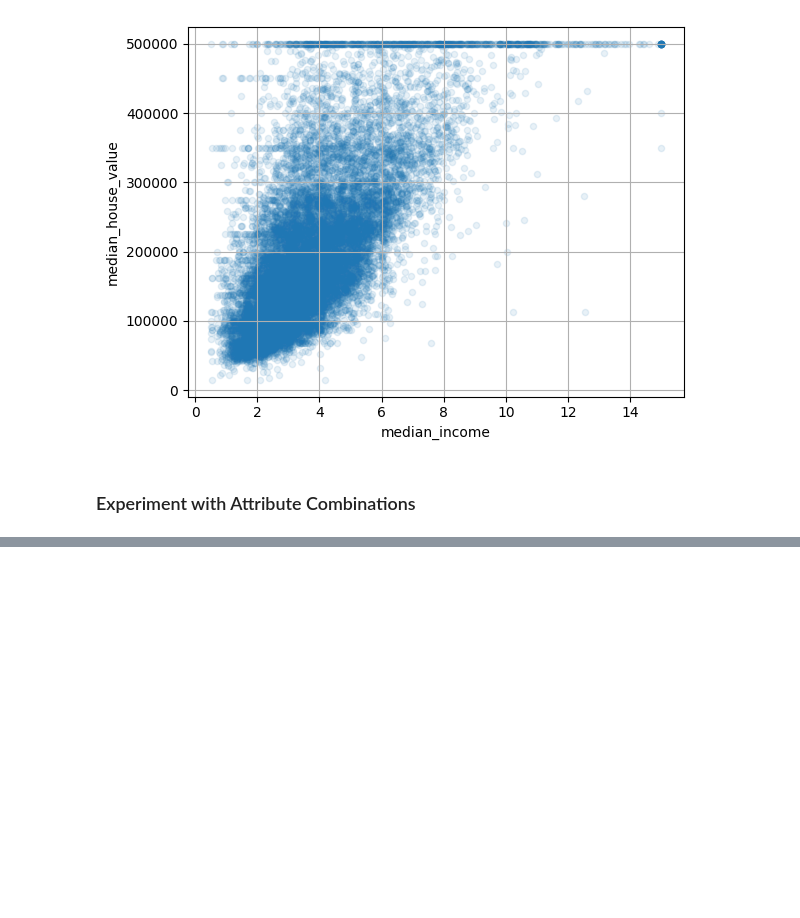
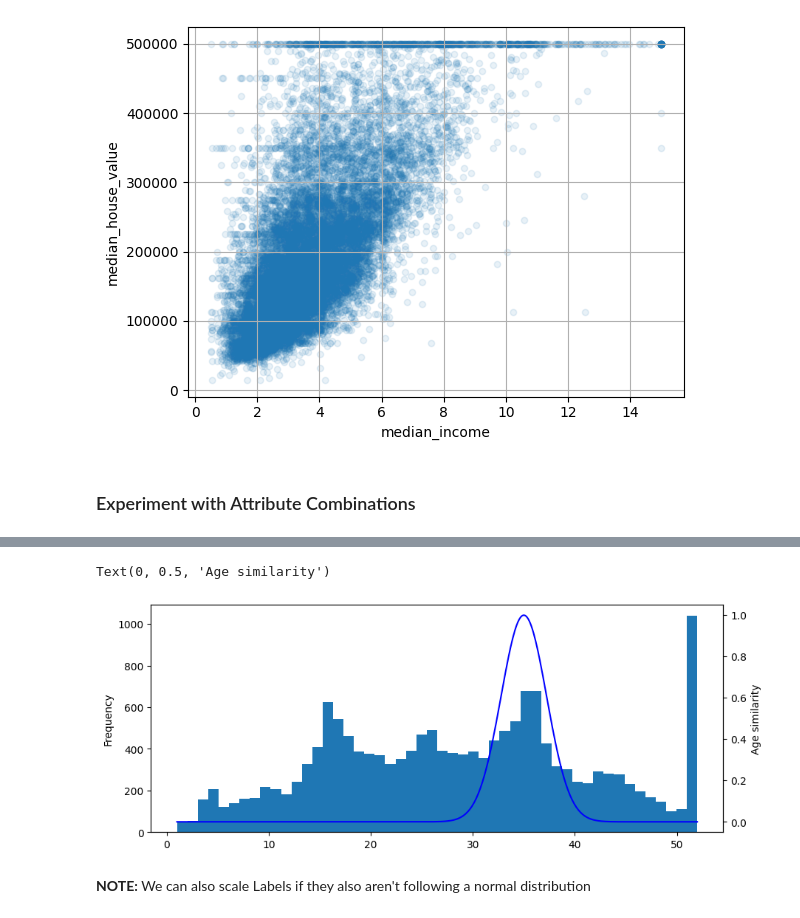
Before and after one commit to william-barros-costa/hands_on_machine_learning, a Jupyter notebook: 1_fundamentals_of_machine_learning/chapter2.ipynb, the cells around one changed output, grey strips where cells are left out. Cells and saved outputs as stored; diff of their text form; code cells hidden in the pictures; blank space fills up the shorter version.

```diff
--- a/1_fundamentals_of_machine_learning/chapter2.ipynb
+++ b/1_fundamentals_of_machine_learning/chapter2.ipynb
@@ -317,0 +439,21 @@ Name: median_house_value, dtype: float64
+# %%
+# Bimodal distributions
+from sklearn.metrics.pairwise import rbf_kernel
+
+age_similarity_35 = rbf_kernel(housing[['housing_median_age']], [[35]], gamma=0.1)
+
+figure, (ax0) = plt.subplots(figsize=(10, 4))
+
+housing['housing_median_age'].plot.hist(bins=50, ax=ax0)
+
+ax1 = plt.twinx()
+
+ages = np.linspace(housing['housing_median_age'].min(), housing['housing_median_age'].max(), 500).reshape(-1, 1)
+ax1.plot(ages, rbf_kernel(ages,[[35]], gamma=0.1), color='blue')
+
+ax1.set_ylabel('Age similarity')
+# %% [output]
+Text(0, 0.5, 'Age similarity')
+[figure, added]
+# %% [markdown]
+**NOTE:** We can also scale Labels if they also aren't following a normal distribution
```
Also changed, not shown: parts of 33 cells of this notebook.
